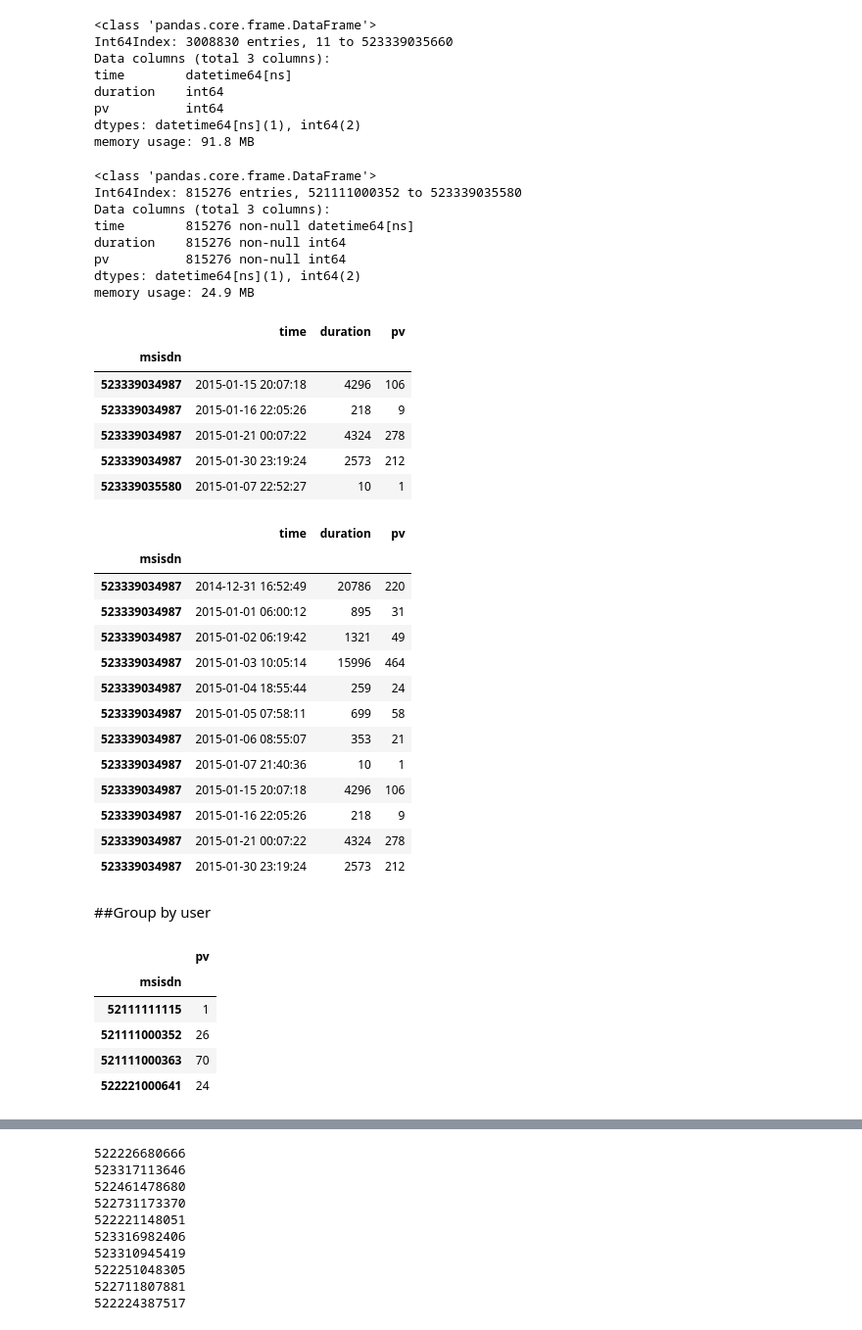
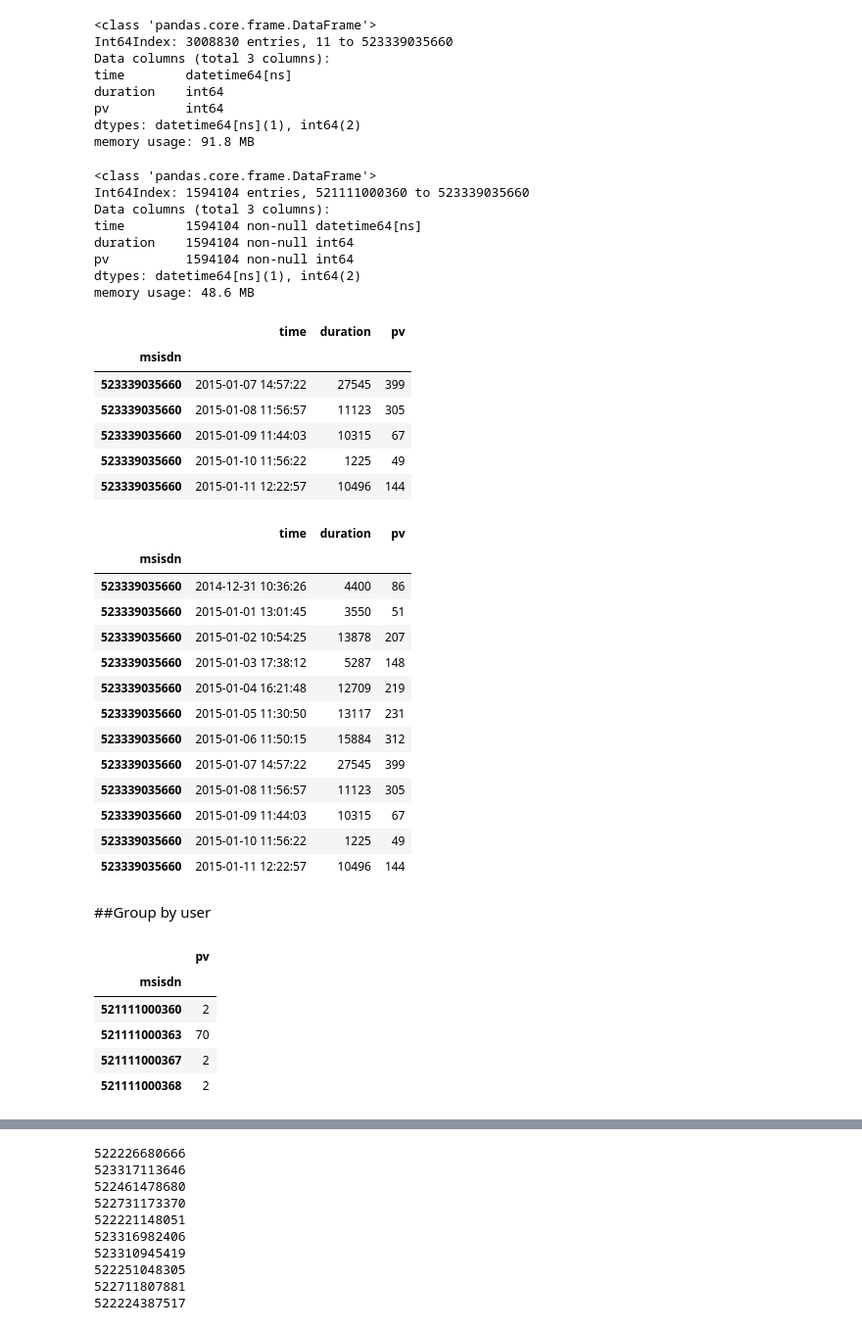
Before and after one commit to nicolasgo/_pmx, a Jupyter notebook: Fraud-analysis-MAU.ipynb, the cells around one changed output, grey strips where cells are left out. Shown: that part at 98% size. Drawn from its saved outputs; the diff is of its cells as text; code cells hidden in the pictures.

```diff
--- a/Fraud-analysis-MAU.ipynb
+++ b/Fraud-analysis-MAU.ipynb
@@ -72,44 +72,44 @@ dtypes: datetime64[ns](1), int64(2)
 memory usage: 91.8 MB
 # %%
 #random selection
-ddf=df[[((msisdn%11>7) and str(msisdn)[:2]=='52') for msisdn in df.index]]
+ddf=df[[((msisdn%17>7) and str(msisdn)[:2]=='52') for msisdn in df.index]]
 ddf.info()
 # %% [output]
 <class 'pandas.core.frame.DataFrame'>
-Int64Index: 815276 entries, 521111000352 to 523339035580
+Int64Index: 1594104 entries, 521111000360 to 523339035660
 Data columns (total 3 columns):
-time        815276 non-null datetime64[ns]
-duration    815276 non-null int64
-pv          815276 non-null int64
+time        1594104 non-null datetime64[ns]
+duration    1594104 non-null int64
+pv          1594104 non-null int64
 dtypes: datetime64[ns](1), int64(2)
-memory usage: 24.9 MB
+memory usage: 48.6 MB
 # %%
 ddf.tail()
 # %% [output]
 |  | time | duration | pv |
 | msisdn |  |  |  |
-| 523339034987 | 2015-01-15 20:07:18 | 4296 | 106 |
-| 523339034987 | 2015-01-16 22:05:26 | 218 | 9 |
-| 523339034987 | 2015-01-21 00:07:22 | 4324 | 278 |
-| 523339034987 | 2015-01-30 23:19:24 | 2573 | 212 |
-| 523339035580 | 2015-01-07 22:52:27 | 10 | 1 |
+| 523339035660 | 2015-01-07 14:57:22 | 27545 | 399 |
+| 523339035660 | 2015-01-08 11:56:57 | 11123 | 305 |
+| 523339035660 | 2015-01-09 11:44:03 | 10315 | 67 |
+| 523339035660 | 2015-01-10 11:56:22 | 1225 | 49 |
+| 523339035660 | 2015-01-11 12:22:57 | 10496 | 144 |
 # %%
-ddf.loc[ 523339034987]
+ddf.loc[ 523339035660 ]
 # %% [output]
 |  | time | duration | pv |
 | msisdn |  |  |  |
-| 523339034987 | 2014-12-31 16:52:49 | 20786 | 220 |
-| 523339034987 | 2015-01-01 06:00:12 | 895 | 31 |
-| 523339034987 | 2015-01-02 06:19:42 | 1321 | 49 |
-| 523339034987 | 2015-01-03 10:05:14 | 15996 | 464 |
-| 523339034987 | 2015-01-04 18:55:44 | 259 | 24 |
-| 523339034987 | 2015-01-05 07:58:11 | 699 | 58 |
-| 523339034987 | 2015-01-06 08:55:07 | 353 | 21 |
-| 523339034987 | 2015-01-07 21:40:36 | 10 | 1 |
-| 523339034987 | 2015-01-15 20:07:18 | 4296 | 106 |
-| 523339034987 | 2015-01-16 22:05:26 | 218 | 9 |
-| 523339034987 | 2015-01-21 00:07:22 | 4324 | 278 |
-| 523339034987 | 2015-01-30 23:19:24 | 2573 | 212 |
+| 523339035660 | 2014-12-31 10:36:26 | 4400 | 86 |
+| 523339035660 | 2015-01-01 13:01:45 | 3550 | 51 |
+| 523339035660 | 2015-01-02 10:54:25 | 13878 | 207 |
+| 523339035660 | 2015-01-03 17:38:12 | 5287 | 148 |
+| 523339035660 | 2015-01-04 16:21:48 | 12709 | 219 |
+| 523339035660 | 2015-01-05 11:30:50 | 13117 | 231 |
+| 523339035660 | 2015-01-06 11:50:15 | 15884 | 312 |
+| 523339035660 | 2015-01-07 14:57:22 | 27545 | 399 |
+| 523339035660 | 2015-01-08 11:56:57 | 11123 | 305 |
+| 523339035660 | 2015-01-09 11:44:03 | 10315 | 67 |
+| 523339035660 | 2015-01-10 11:56:22 | 1225 | 49 |
+| 523339035660 | 2015-01-11 12:22:57 | 10496 | 144 |
 # %% [markdown]
 ##Group by user
 # %%
@@ -121,10 +121,10 @@ stats_per_msisdn.head(4)
 # %% [output]
 |  | pv |
 | msisdn |  |
-| 52111111115 | 1 |
-| 521111000352 | 26 |
+| 521111000360 | 2 |
 | 521111000363 | 70 |
-| 522221000641 | 24 |
+| 521111000367 | 2 |
+| 521111000368 | 2 |
 # %%
 stats_per_msisdn.describe()
 # %% [output]
```
Also changed, not shown: parts of 4 cells of this notebook, 1 other file.
